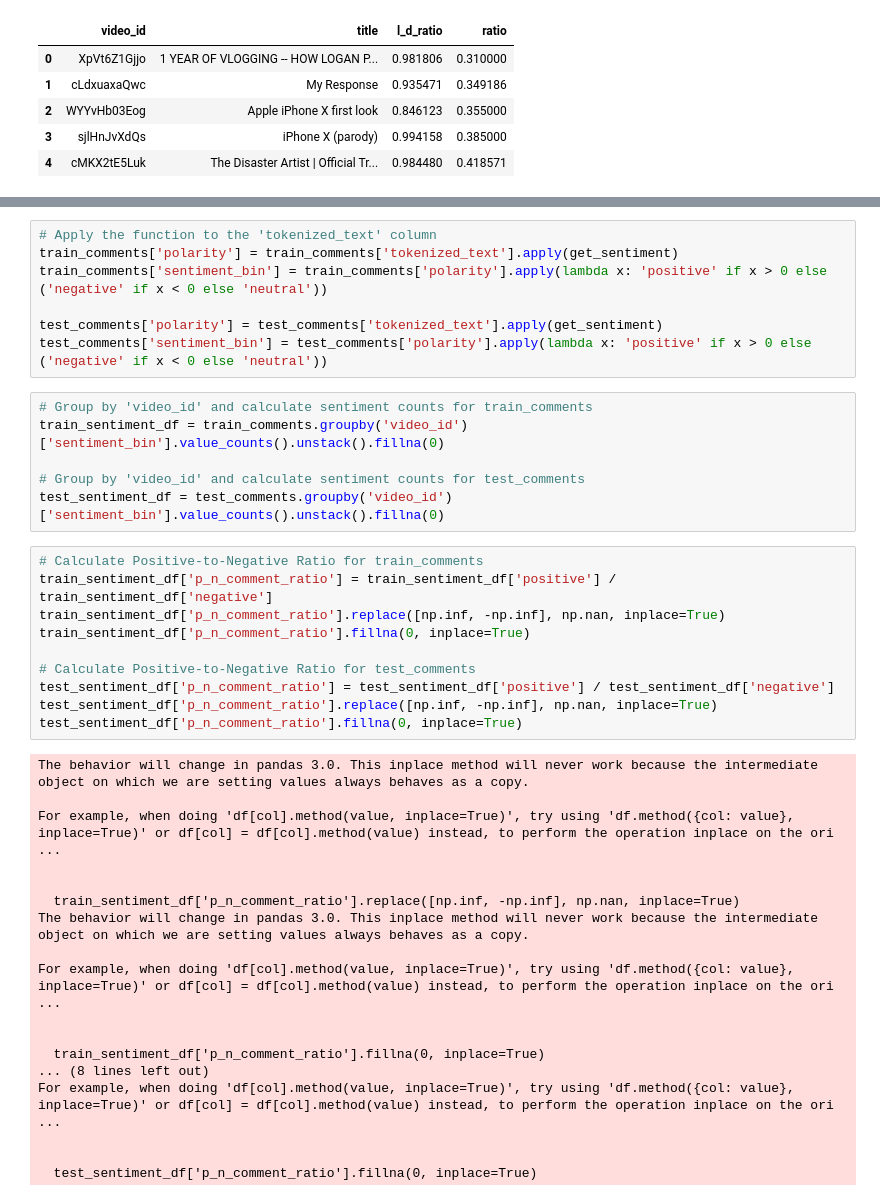
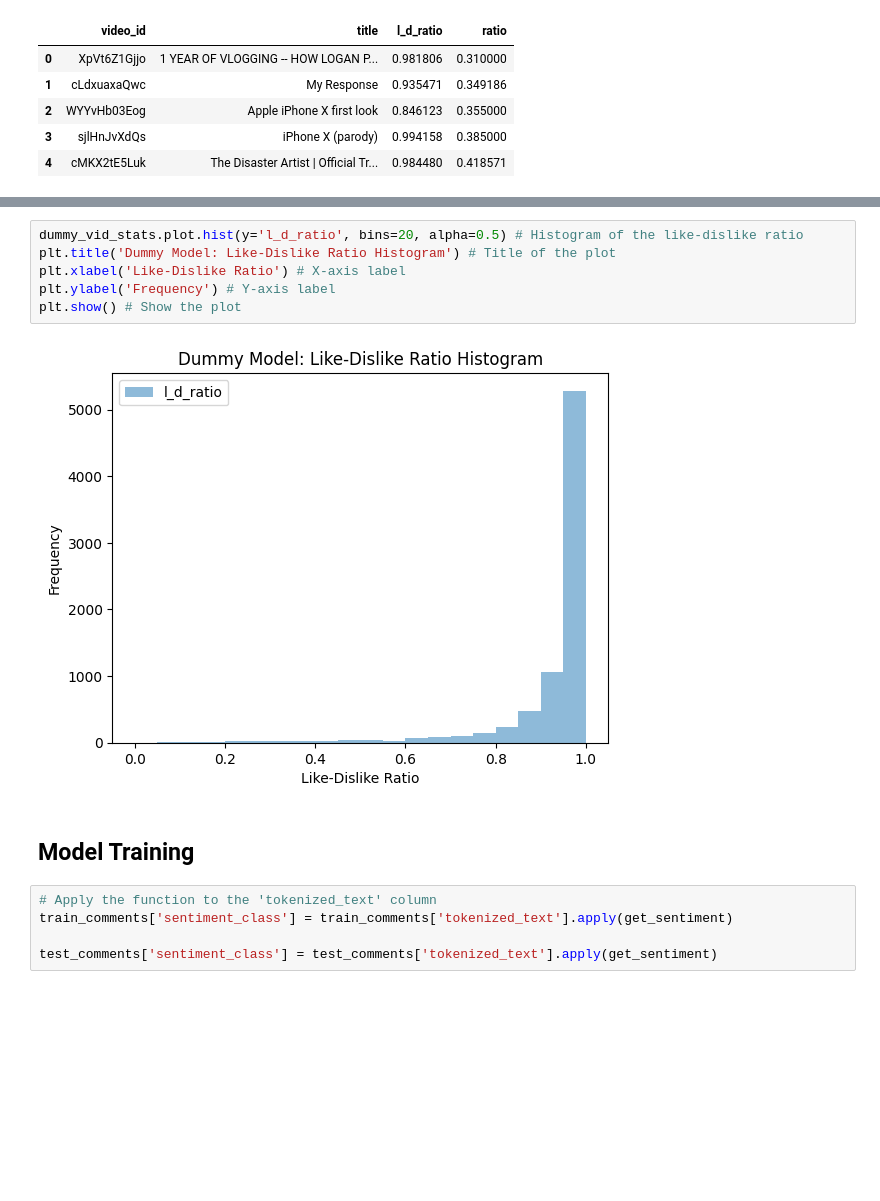
Before and after one commit to betanight/youtube_sentiment_analysis, a Jupyter notebook: notebooks/eda_analysis_fonz.ipynb, the cells around one changed output, grey strips where cells are left out. Cells and saved outputs as stored; diff of their text form; blank space fills up the shorter version.

```diff
--- a/notebooks/eda_analysis_fonz.ipynb
+++ b/notebooks/eda_analysis_fonz.ipynb
@@ -275,41 +232,15 @@ comments_dummy['sentiment'] = comments_dummy['tokenized_text'].apply(get_sentime
+# %%
+dummy_vid_stats.plot.hist(y='l_d_ratio', bins=20, alpha=0.5) # Histogram of the like-dislike ratio
+plt.title('Dummy Model: Like-Dislike Ratio Histogram') # Title of the plot
+plt.xlabel('Like-Dislike Ratio') # X-axis label
+plt.ylabel('Frequency') # Y-axis label
+plt.show() # Show the plot
+# %% [output]
+[figure, added]
+# %% [markdown]
+## Model Training
 # %%
 # Apply the function to the 'tokenized_text' column
-train_comments['polarity'] = train_comments['tokenized_text'].apply(get_sentiment)
-train_comments['sentiment_bin'] = train_comments['polarity'].apply(lambda x: 'positive' if x > 0 else ('negative' if x < 0 else 'neutral'))
+train_comments['sentiment_class'] = train_comments['tokenized_text'].apply(get_sentiment)
 
-test_comments['polarity'] = test_comments['tokenized_text'].apply(get_sentiment)
-test_comments['sentiment_bin'] = test_comments['polarity'].apply(lambda x: 'positive' if x > 0 else ('negative' if x < 0 else 'neutral'))
+test_comments['sentiment_class'] = test_comments['tokenized_text'].apply(get_sentiment)
-# %%
-# Group by 'video_id' and calculate sentiment counts for train_comments
-train_sentiment_df = train_comments.groupby('video_id')['sentiment_bin'].value_counts().unstack().fillna(0)
-
-# Group by 'video_id' and calculate sentiment counts for test_comments
-test_sentiment_df = test_comments.groupby('video_id')['sentiment_bin'].value_counts().unstack().fillna(0)
-# %%
-# Calculate Positive-to-Negative Ratio for train_comments
-train_sentiment_df['p_n_comment_ratio'] = train_sentiment_df['positive'] / train_sentiment_df['negative']
-train_sentiment_df['p_n_comment_ratio'].replace([np.inf, -np.inf], np.nan, inplace=True)
-train_sentiment_df['p_n_comment_ratio'].fillna(0, inplace=True)
-
-# Calculate Positive-to-Negative Ratio for test_comments
-test_sentiment_df['p_n_comment_ratio'] = test_sentiment_df['positive'] / test_sentiment_df['negative']
-test_sentiment_df['p_n_comment_ratio'].replace([np.inf, -np.inf], np.nan, inplace=True)
-test_sentiment_df['p_n_comment_ratio'].fillna(0, inplace=True)
-# %% [output]
-The behavior will change in pandas 3.0. This inplace method will never work because the intermediate object on which we are setting values always behaves as a copy.
-
-For example, when doing 'df[col].method(value, inplace=True)', try using 'df.method({col: value}, inplace=True)' or df[col] = df[col].method(value) instead, to perform the operation inplace on the ori ...
-
-
-  train_sentiment_df['p_n_comment_ratio'].replace([np.inf, -np.inf], np.nan, inplace=True)
-The behavior will change in pandas 3.0. This inplace method will never work because the intermediate object on which we are setting values always behaves as a copy.
-
-For example, when doing 'df[col].method(value, inplace=True)', try using 'df.method({col: value}, inplace=True)' or df[col] = df[col].method(value) instead, to perform the operation inplace on the ori ...
-
-
-  train_sentiment_df['p_n_comment_ratio'].fillna(0, inplace=True)
-... (8 lines left out)
-For example, when doing 'df[col].method(value, inplace=True)', try using 'df.method({col: value}, inplace=True)' or df[col] = df[col].method(value) instead, to perform the operation inplace on the ori ...
-
-
-  test_sentiment_df['p_n_comment_ratio'].fillna(0, inplace=True)
```
Also changed, not shown: parts of 36 cells of this notebook.
